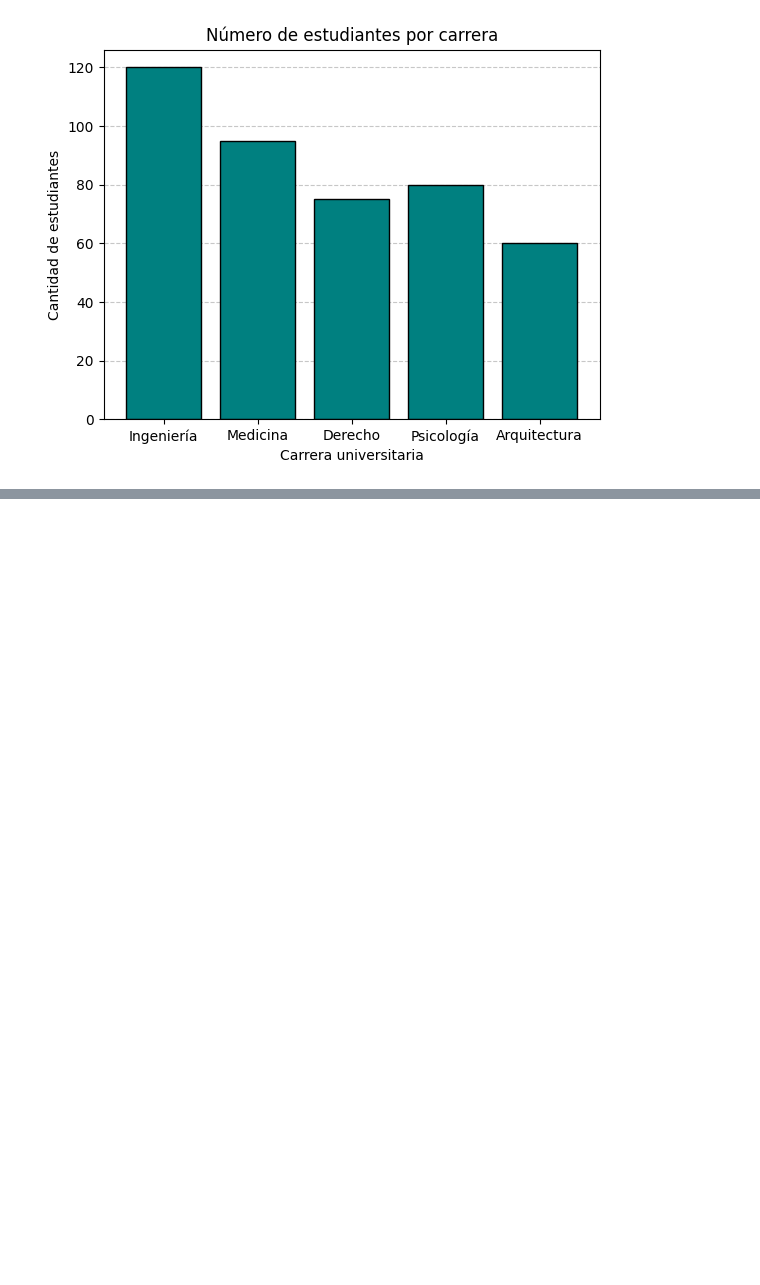
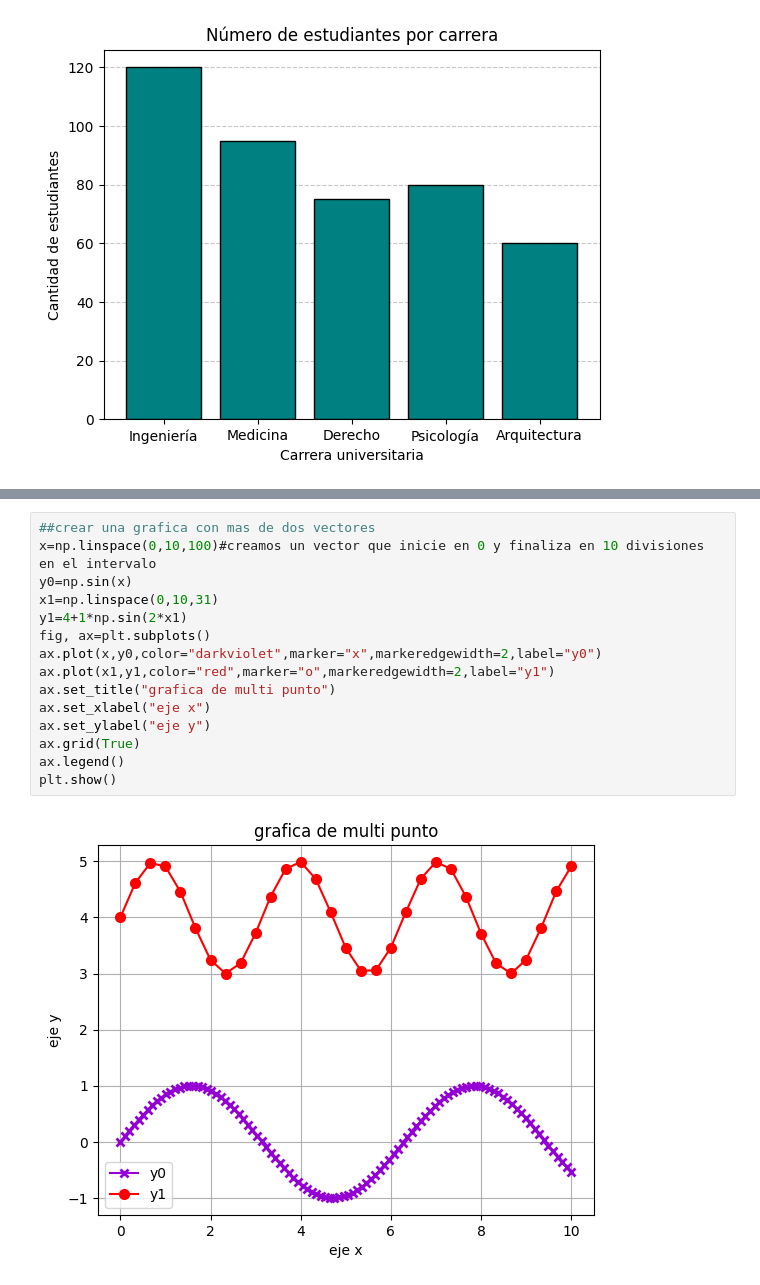
Before and after one commit to juandiegoescobar05-arch/Curso-an-lisis-de-datos-, a Jupyter notebook: Clase_analisis_de_datos.ipynb, the cells around one changed output, grey strips where cells are left out. Drawn from its saved outputs; the diff is of its cells as text; blank space fills up the shorter version.

```diff
--- a/Clase_analisis_de_datos.ipynb
+++ b/Clase_analisis_de_datos.ipynb
@@ -1634,0 +1674,17 @@ plt.show()
+# %%
+##crear una grafica con mas de dos vectores
+x=np.linspace(0,10,100)#creamos un vector que inicie en 0 y finaliza en 10 divisiones en el intervalo
+y0=np.sin(x)
+x1=np.linspace(0,10,31)
+y1=4+1*np.sin(2*x1)
+fig, ax=plt.subplots()
+ax.plot(x,y0,color="darkviolet",marker="x",markeredgewidth=2,label="y0")
+ax.plot(x1,y1,color="red",marker="o",markeredgewidth=2,label="y1")
+ax.set_title("grafica de multi punto")
+ax.set_xlabel("eje x")
+ax.set_ylabel("eje y")
+ax.grid(True)
+ax.legend()
+plt.show()
+# %% [output]
+[figure, added]
```
Also changed, not shown: parts of 39 cells of this notebook.
